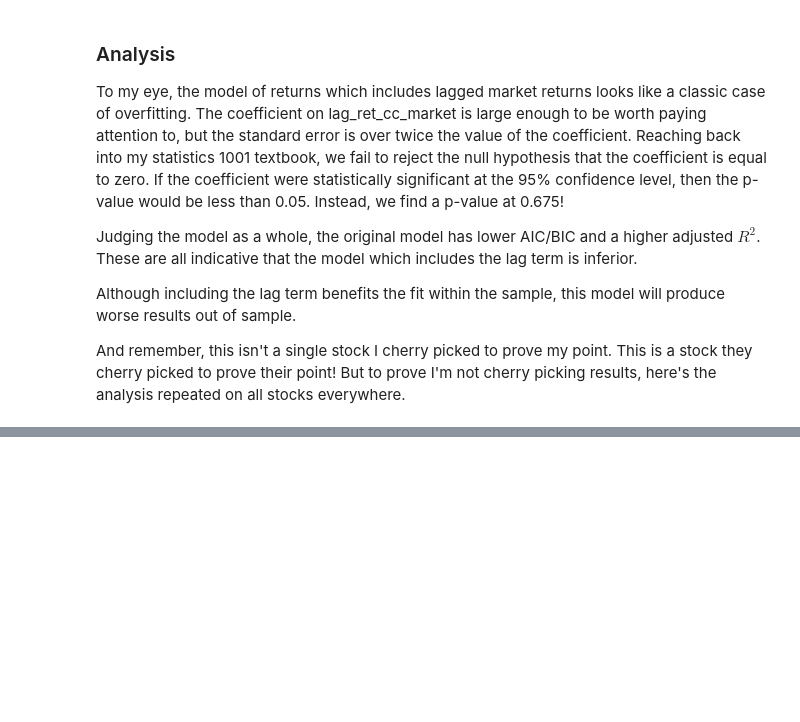
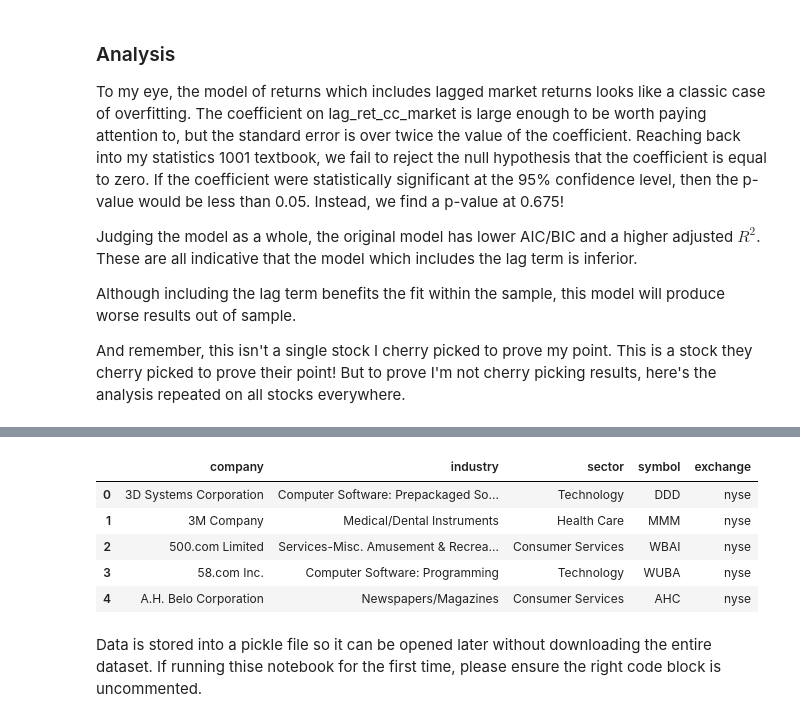
Before and after one commit to Anhmike/wmcm, a Jupyter notebook: ddm_tests/Beta_Lag_Effect.ipynb, the cells around one changed output, grey strips where cells are left out. Cells and saved outputs as stored; diff of their text form; code cells hidden in the pictures; blank space fills up the shorter version.

```diff
--- a/ddm_tests/Beta_Lag_Effect.ipynb
+++ b/ddm_tests/Beta_Lag_Effect.ipynb
@@ -178,0 +176,17 @@ Blah, blah, blah.
+# %%
+nyse = pd.DataFrame(finsymbols.get_nyse_symbols())
+nyse['exchange'] = 'nyse'
+nasdaq = pd.DataFrame(finsymbols.get_nasdaq_symbols())
+nasdaq['exchange'] = 'nasdaq'
+universe = pd.concat([nyse, nasdaq])
+universe['symbol'] = universe['symbol'].replace('.', '-')
+universe.head()
+# %% [output]
+|  | company | industry | sector | symbol | exchange |
+| 0 | 3D Systems Corporation | Computer Software: Prepackaged So... | Technology | DDD | nyse |
+| 1 | 3M Company | Medical/Dental Instruments | Health Care | MMM | nyse |
+| 2 | 500.com Limited | Services-Misc. Amusement & Recrea... | Consumer Services | WBAI | nyse |
+| 3 | 58.com Inc. | Computer Software: Programming | Technology | WUBA | nyse |
+| 4 | A.H. Belo Corporation | Newspapers/Magazines | Consumer Services | AHC | nyse |
+# %% [markdown]
+Data is stored into a pickle file so it can be opened later without downloading the entire dataset. If running thise notebook for the first time, please ensure the right code block is uncommented.
```
Also changed, not shown: parts of 15 cells of this notebook, 2 other files.
